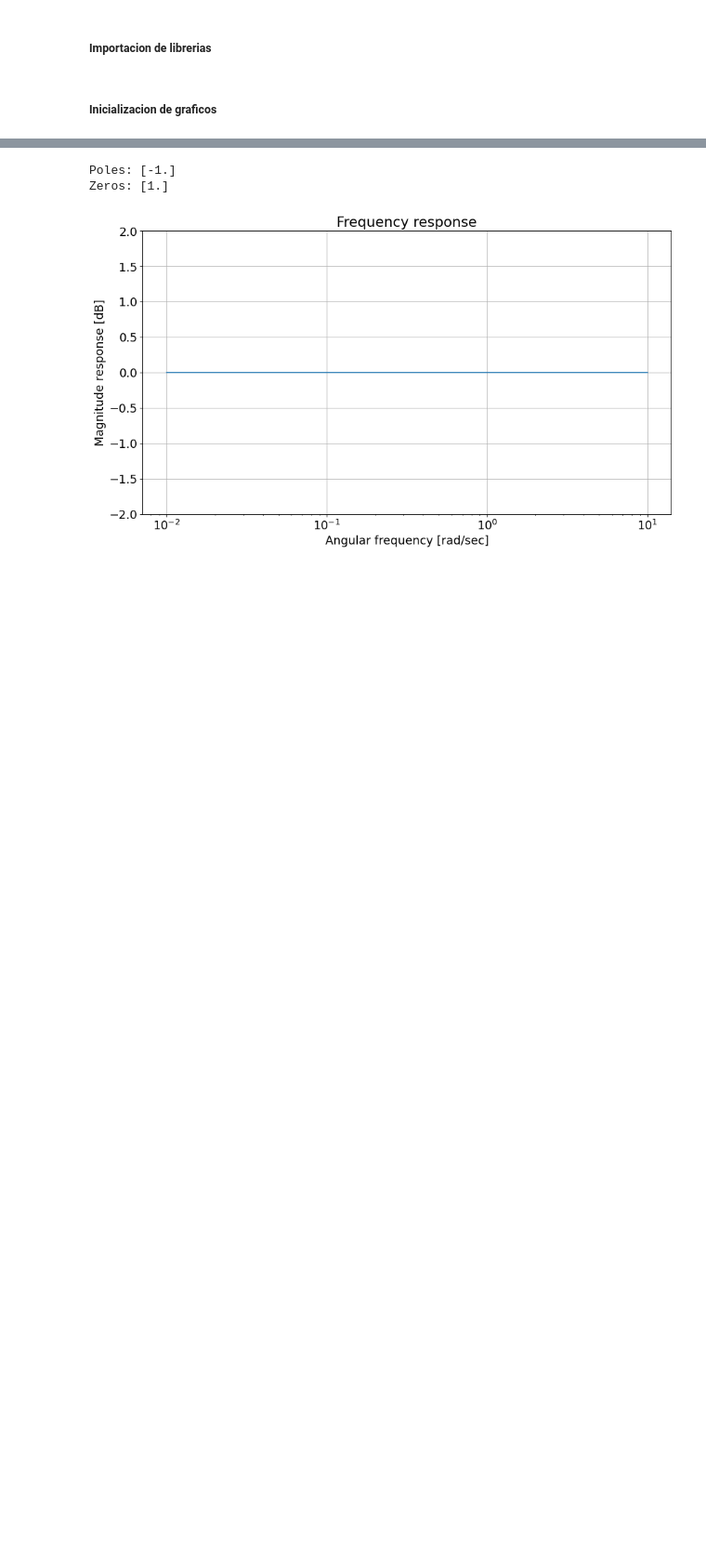
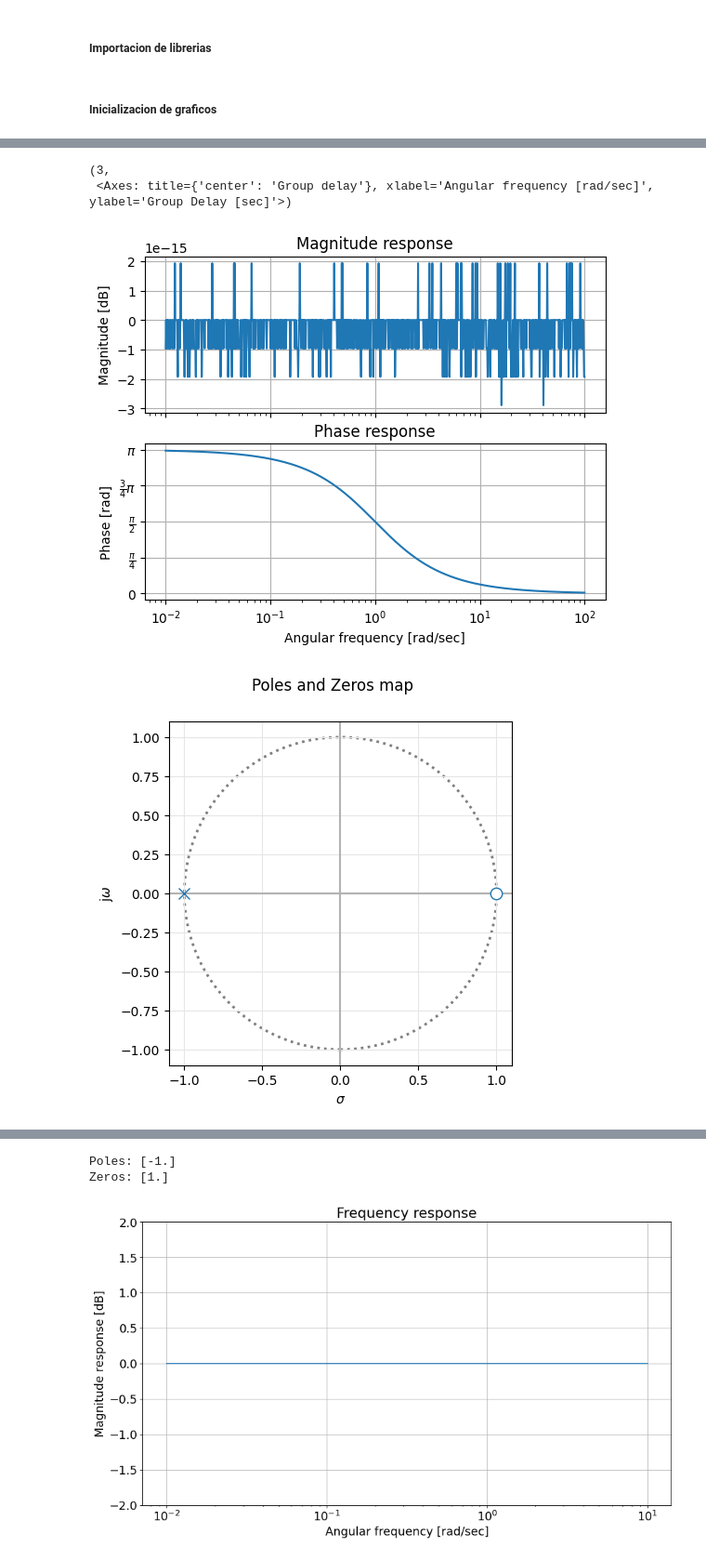
Before and after one commit to tomasalbanesi/TC2, a Jupyter notebook: Trabajo_Semanal_1/TS1_Notebook_Albanesi.ipynb, the cells around one changed output, grey strips where cells are left out. Shown at 93% size. Saved outputs shown, nothing was run; the diff lists cells and outputs as text; code cells hidden in the pictures; blank space fills up the shorter version.

```diff
--- a/Trabajo_Semanal_1/TS1_Notebook_Albanesi.ipynb
+++ b/Trabajo_Semanal_1/TS1_Notebook_Albanesi.ipynb
@@ -170,0 +177,17 @@ plt.rcParams.update({'font.size':fig_font_size})
+# %%
+# Definicion de la funcion transferencia
+my_tf = TransferFunction( [1, -1], [1, 1] )
+
+# Grafico de bode
+bodePlot(my_tf, fig_id=1)
+
+# Grafico de polos y ceros
+pzmap(my_tf, fig_id=2) #S plane pole/zero plot
+
+# Grafico temporal delay
+GroupDelay(my_tf, fig_id=3)
+# %% [output]
+(3,
+ <Axes: title={'center': 'Group delay'}, xlabel='Angular frequency [rad/sec]', ylabel='Group Delay [sec]'>)
+[figure, added]
+[figure, added]
```
Also changed, not shown: parts of 4 cells of this notebook.
